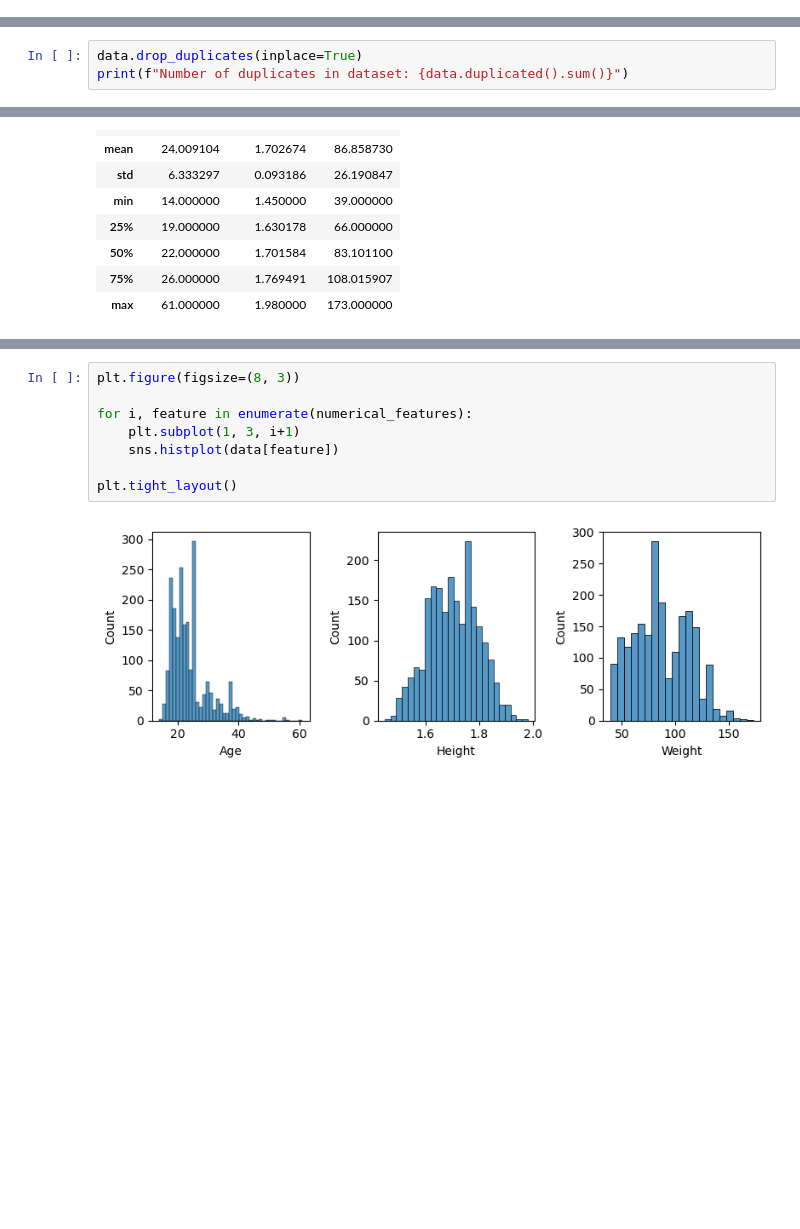
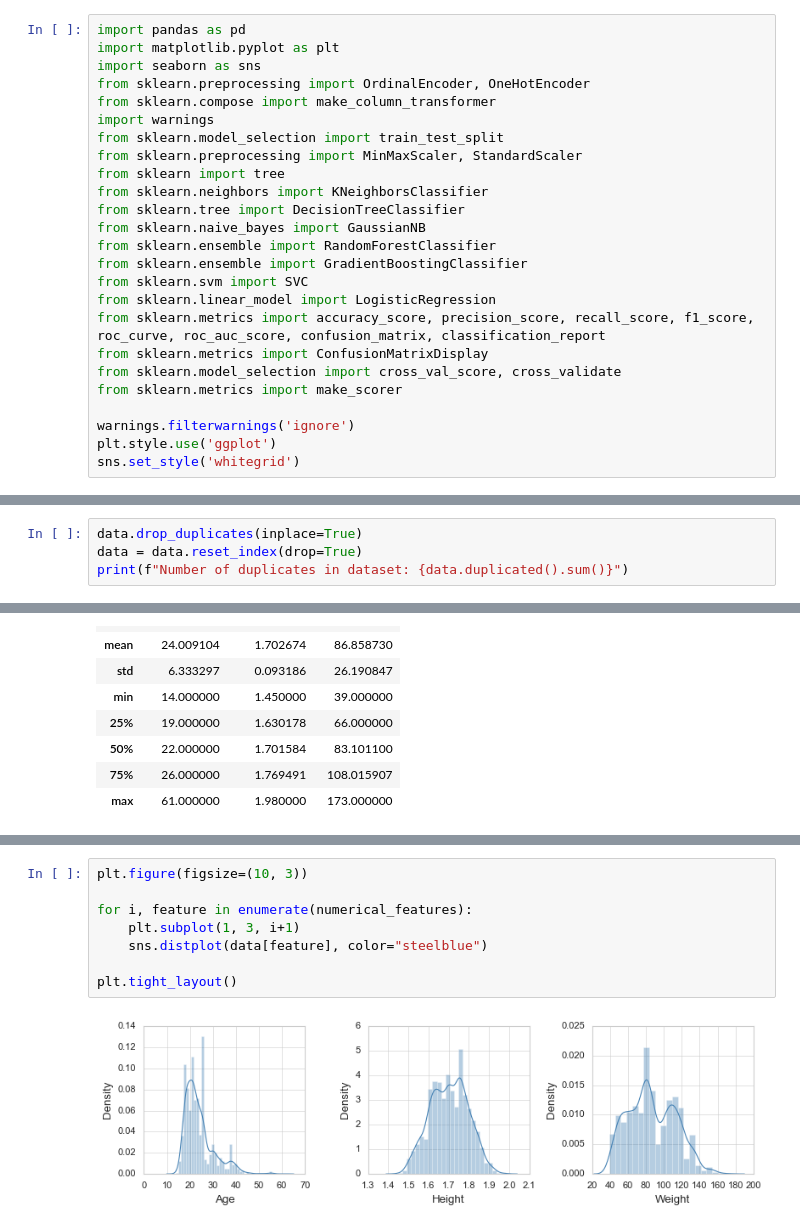
Before and after one commit to ivanica9598/ML_Classification, a Jupyter notebook: Projekat1.ipynb, the cells around one changed output, grey strips where cells are left out. Drawn from its saved outputs; the diff is of its cells as text; blank space fills up the shorter version.

```diff
--- a/Projekat1.ipynb
+++ b/Projekat1.ipynb
@@ -38 +7,26 @@ warnings.filterwarnings('ignore')
+# %%
+import pandas as pd
+import matplotlib.pyplot as plt
+import seaborn as sns
+from sklearn.preprocessing import OrdinalEncoder, OneHotEncoder
+from sklearn.compose import make_column_transformer
+import warnings
+from sklearn.model_selection import train_test_split
+from sklearn.preprocessing import MinMaxScaler, StandardScaler
+from sklearn import tree
+from sklearn.neighbors import KNeighborsClassifier
+from sklearn.tree import DecisionTreeClassifier
+from sklearn.naive_bayes import GaussianNB
+from sklearn.ensemble import RandomForestClassifier
+from sklearn.ensemble import GradientBoostingClassifier
+from sklearn.svm import SVC
+from sklearn.linear_model import LogisticRegression
+from sklearn.metrics import accuracy_score, precision_score, recall_score, f1_score, roc_curve, roc_auc_score, confusion_matrix, classification_report
+from sklearn.metrics import ConfusionMatrixDisplay
+from sklearn.model_selection import cross_val_score, cross_validate
+from sklearn.metrics import make_scorer
+
+warnings.filterwarnings('ignore')
+plt.style.use('ggplot')
+sns.set_style('whitegrid')
 # %% [markdown]
@@ -116,6 +115,7 @@ data[data.duplicated()]
 | 923 | Male | 21.0 | 1.62 | 70.0 | no | yes | 2.0 | 1.0 | no | no | ... |
 # %%
 data.drop_duplicates(inplace=True)
+data = data.reset_index(drop=True)
 print(f"Number of duplicates in dataset: {data.duplicated().sum()}")
 # %% [output]
 Number of duplicates in dataset: 0
@@ -140,10 +155,10 @@ data[numerical_features].describe()
 # %%
-plt.figure(figsize=(8, 3))
+plt.figure(figsize=(10, 3))
 
 for i, feature in enumerate(numerical_features):
     plt.subplot(1, 3, i+1)
-    sns.histplot(data[feature])
+    sns.distplot(data[feature], color="steelblue")
 
 plt.tight_layout()
 # %% [output]
-[figure, old version]
+[figure, new version]
```
Also changed, not shown: parts of 51 cells of this notebook, 1 other file.
